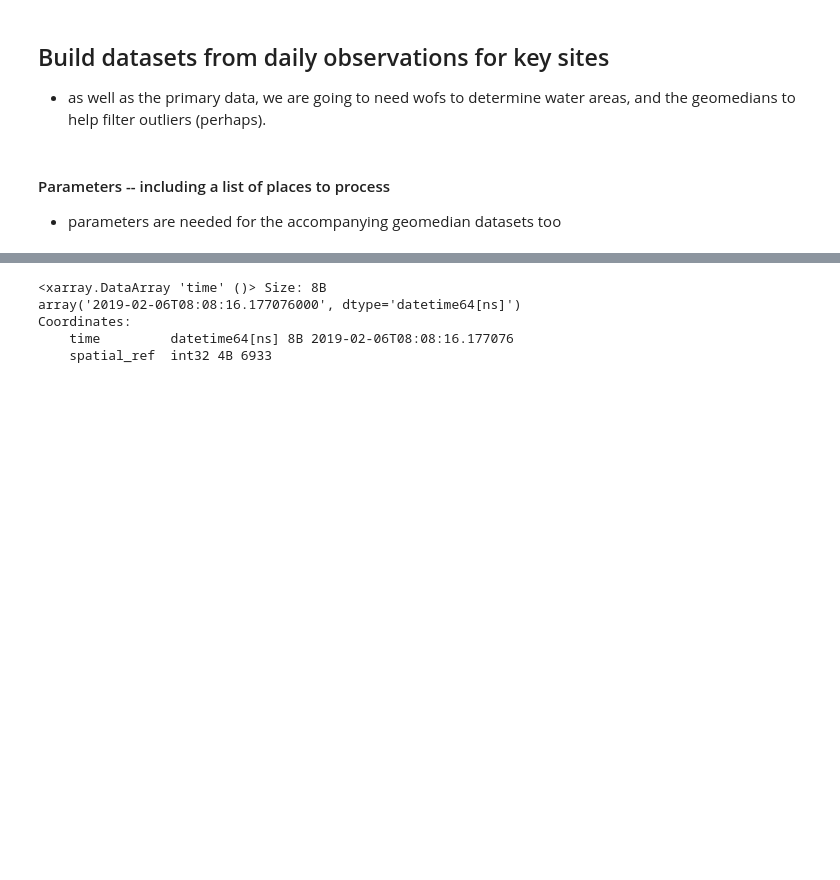
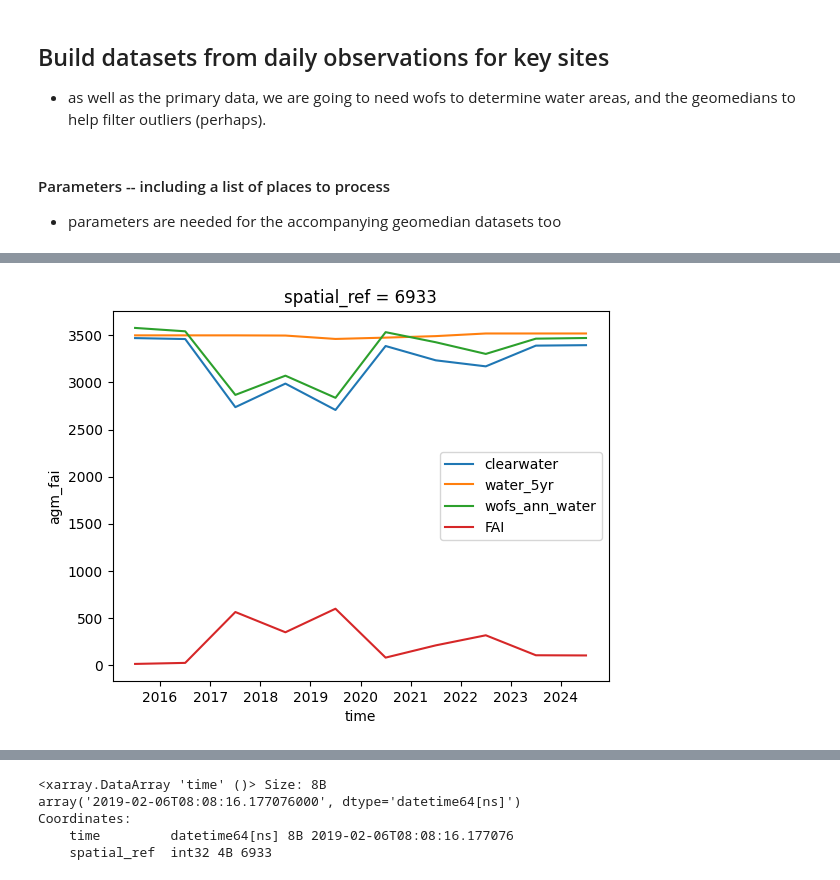
Before and after one commit to digitalearthafrica/deafrica_water_quality, a Jupyter notebook: WP2.2/WP2.2.ipynb, the cells around one changed output, grey strips where cells are left out. Drawn from its saved outputs; the diff is of its cells as text; code cells hidden in the pictures; blank space fills up the shorter version.

```diff
--- a/WP2.2/WP2.2.ipynb
+++ b/WP2.2/WP2.2.ipynb
@@ -378,0 +338,9 @@ Data list =  dict_keys(['oli', 'msi', 'tm'])
+# %%
+ds_annual.where(ds_annual.clearwater==True).clearwater.count(dim=('x','y')).plot(label='clearwater')
+ds_annual.where(ds_annual.water_5yr==True).water_5yr.count(dim=('x','y')).plot(label='water_5yr')
+ds_annual.where(ds_annual.wofs_ann_water>0).wofs_ann_water.count(dim=('x','y')).plot(label='wofs_ann_water')
+ds_annual.where(ds_annual.agm_fai>0).agm_fai.count(dim=('x','y')).plot(label='FAI')
+plt.legend()
+plt.show()
+# %% [output]
+[figure, added]
```
Also changed, not shown: parts of 28 cells of this notebook.
